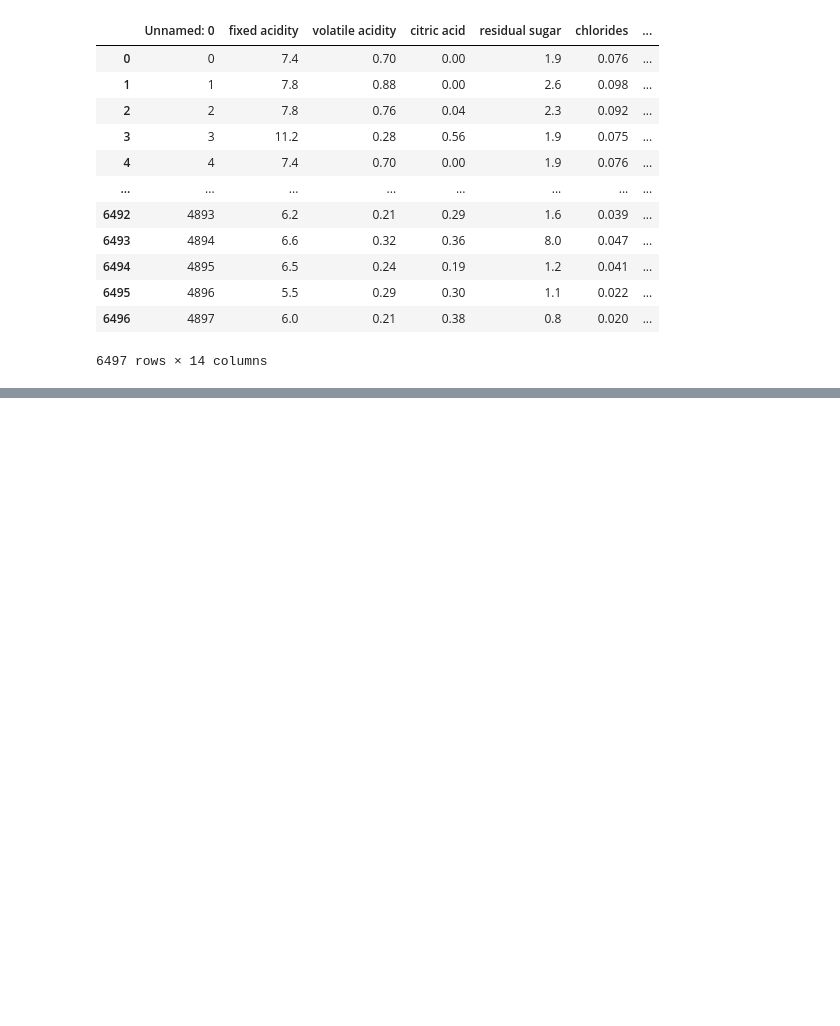
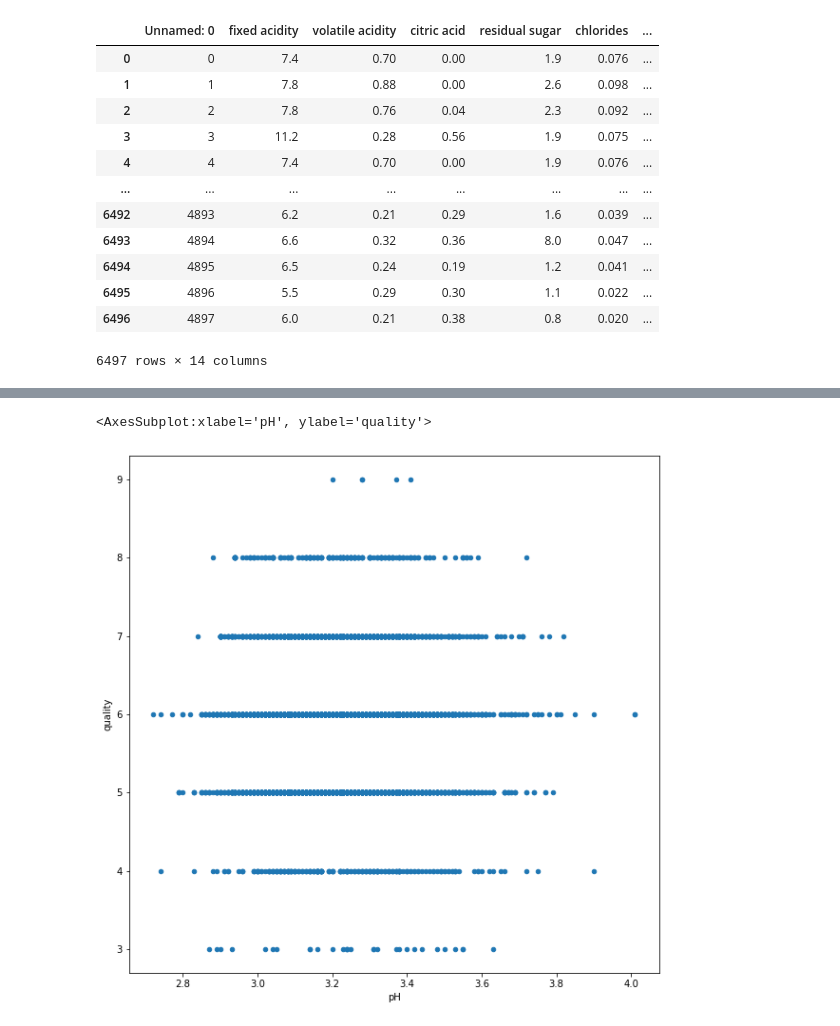
Before and after one commit to kurosakiaduma/wines_samples, a Jupyter notebook: combinedset.ipynb, the cells around one changed output, grey strips where cells are left out. Saved outputs shown, nothing was run; the diff lists cells and outputs as text; code cells hidden in the pictures; blank space fills up the shorter version.

```diff
--- a/combinedset.ipynb
+++ b/combinedset.ipynb
@@ -49,0 +113,5 @@ KeyError: "['Unnamed: 0'] not found in axis"
+# %%
+df_wines.plot('pH', 'quality', kind='scatter', figsize=(10,10))
+# %% [output]
+<AxesSubplot:xlabel='pH', ylabel='quality'>
+[figure, added]
```
Also changed, not shown: parts of 14 cells of this notebook, 1 other file.
